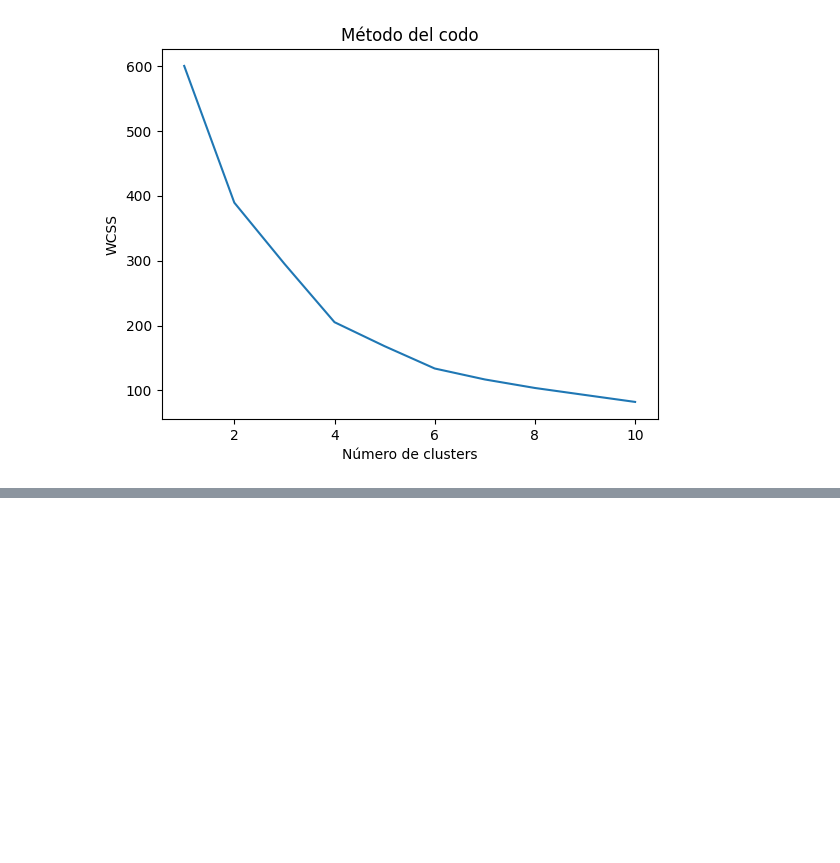
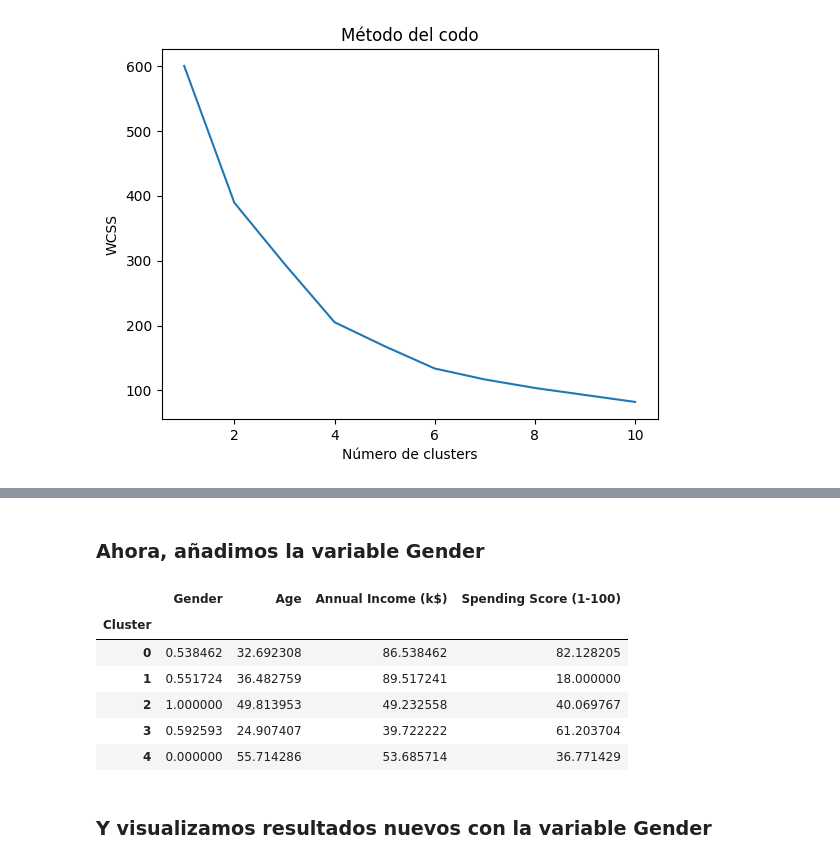
Before and after one commit to adamgrivera1/aprendizaje_no_supervizado, a Jupyter notebook: 2_clustering.ipynb, the cells around one changed output, grey strips where cells are left out. Cells and saved outputs as stored; diff of their text form; code cells hidden in the pictures; blank space fills up the shorter version.

Commit message:
Se agregaron resultados del análisis de los clusters

```diff
--- a/2_clustering.ipynb
+++ b/2_clustering.ipynb
@@ -167,0 +210,32 @@ plt.show()
+# %% [markdown]
+### Ahora, añadimos la variable Gender
+# %%
+# Convertir a numérica
+df['Gender'] = df['Gender'].map({'Male': 0, 'Female': 1})
+
+# selección de features
+extended_features = df[['Gender', 'Age', 'Annual Income (k$)', 'Spending Score (1-100)']]
+
+# estandarización
+scaled_extended_features = scaler.fit_transform(extended_features)
+
+# Aplicar K-Means
+kmeans = KMeans(n_clusters=5, init='k-means++', max_iter=300, n_init=10, random_state=42)
+clusters_extended = kmeans.fit_predict(scaled_extended_features)
+
+# Sustituir clusters anteriores
+df['Cluster'] = clusters_extended
+
+# análisis
+extended_cluster_analysis = df[['Gender','Age', 'Annual Income (k$)', 'Spending Score (1-100)', 'Cluster']].groupby('Cluster').mean()
+extended_cluster_analysis
+# %% [output]
+|  | Gender | Age | Annual Income (k$) | Spending Score (1-100) |
+| Cluster |  |  |  |  |
+| 0 | 0.538462 | 32.692308 | 86.538462 | 82.128205 |
+| 1 | 0.551724 | 36.482759 | 89.517241 | 18.000000 |
+| 2 | 1.000000 | 49.813953 | 49.232558 | 40.069767 |
+| 3 | 0.592593 | 24.907407 | 39.722222 | 61.203704 |
+| 4 | 0.000000 | 55.714286 | 53.685714 | 36.771429 |
+# %% [markdown]
+### Y visualizamos resultados nuevos con la variable Gender
```
Also changed, not shown: parts of 6 cells of this notebook.
